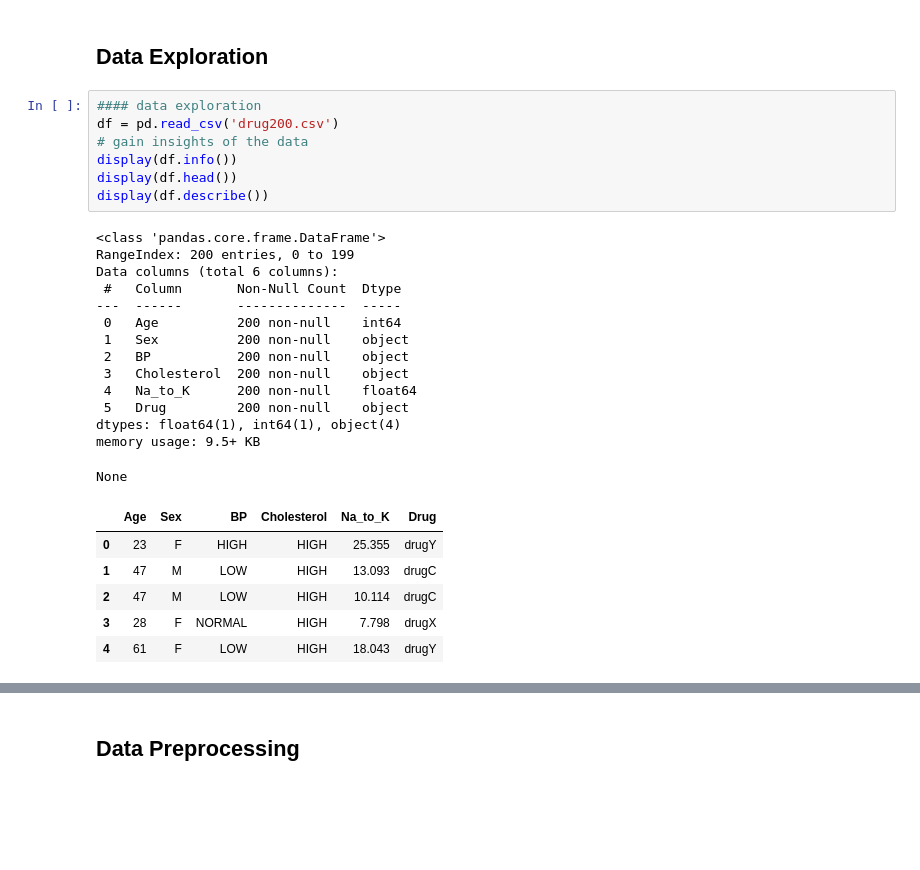
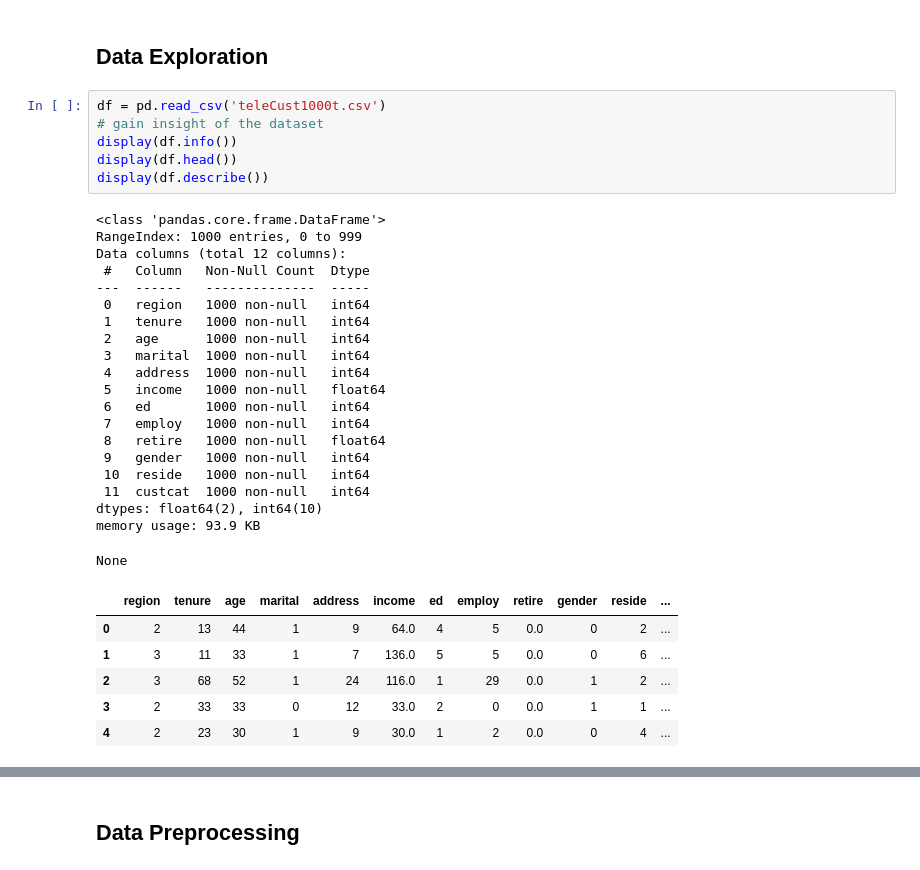
Before and after one commit to jackren0000/IBM-Machine-Learning-with-Python, a Jupyter notebook: week3-lab-knn.ipynb, the cells around one changed output, grey strips where cells are left out. Cells and saved outputs as stored; diff of their text form; blank space fills up the shorter version.

```diff
--- a/week3-lab-knn.ipynb
+++ b/week3-lab-knn.ipynb
@@ -57,30 +73,35 @@ drug200.csv         100%[===================>]   5.69K  --.-KB/s    in 0s
 # %% [markdown]
 ## Data Exploration
 # %%
-#### data exploration
-df = pd.read_csv('drug200.csv')
-# gain insights of the data
+df = pd.read_csv('teleCust1000t.csv')
+# gain insight of the dataset
 display(df.info())
 display(df.head())
 display(df.describe())
 # %% [output]
 <class 'pandas.core.frame.DataFrame'>
-RangeIndex: 200 entries, 0 to 199
-Data columns (total 6 columns):
- #   Column       Non-Null Count  Dtype
----  ------       --------------  -----
- 0   Age          200 non-null    int64
- 1   Sex          200 non-null    object
- 2   BP           200 non-null    object
- 3   Cholesterol  200 non-null    object
- 4   Na_to_K      200 non-null    float64
- 5   Drug         200 non-null    object
-dtypes: float64(1), int64(1), object(4)
-memory usage: 9.5+ KB
+RangeIndex: 1000 entries, 0 to 999
+Data columns (total 12 columns):
+ #   Column   Non-Null Count  Dtype
+---  ------   --------------  -----
+ 0   region   1000 non-null   int64
+ 1   tenure   1000 non-null   int64
+ 2   age      1000 non-null   int64
+ 3   marital  1000 non-null   int64
+ 4   address  1000 non-null   int64
+ 5   income   1000 non-null   float64
+ 6   ed       1000 non-null   int64
+ 7   employ   1000 non-null   int64
+ 8   retire   1000 non-null   float64
+ 9   gender   1000 non-null   int64
+ 10  reside   1000 non-null   int64
+ 11  custcat  1000 non-null   int64
+dtypes: float64(2), int64(10)
+memory usage: 93.9 KB
 None
-|  | Age | Sex | BP | Cholesterol | Na_to_K | Drug |
-| 0 | 23 | F | HIGH | HIGH | 25.355 | drugY |
-| 1 | 47 | M | LOW | HIGH | 13.093 | drugC |
-| 2 | 47 | M | LOW | HIGH | 10.114 | drugC |
-| 3 | 28 | F | NORMAL | HIGH | 7.798 | drugX |
-| 4 | 61 | F | LOW | HIGH | 18.043 | drugY |
+|  | region | tenure | age | marital | address | income | ed | employ | retire | gender | reside | ... |
+| 0 | 2 | 13 | 44 | 1 | 9 | 64.0 | 4 | 5 | 0.0 | 0 | 2 | ... |
+| 1 | 3 | 11 | 33 | 1 | 7 | 136.0 | 5 | 5 | 0.0 | 0 | 6 | ... |
+| 2 | 3 | 68 | 52 | 1 | 24 | 116.0 | 1 | 29 | 0.0 | 1 | 2 | ... |
+| 3 | 2 | 33 | 33 | 0 | 12 | 33.0 | 2 | 0 | 0.0 | 1 | 1 | ... |
+| 4 | 2 | 23 | 30 | 1 | 9 | 30.0 | 1 | 2 | 0.0 | 0 | 4 | ... |
```
Also changed, not shown: parts of 42 cells of this notebook.
